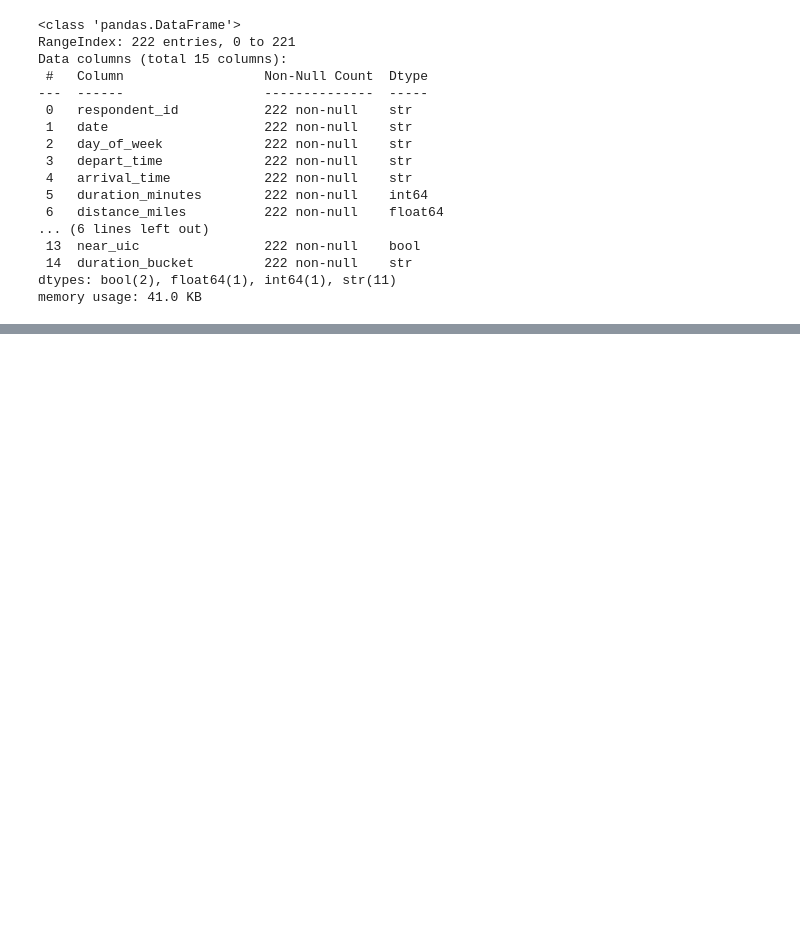
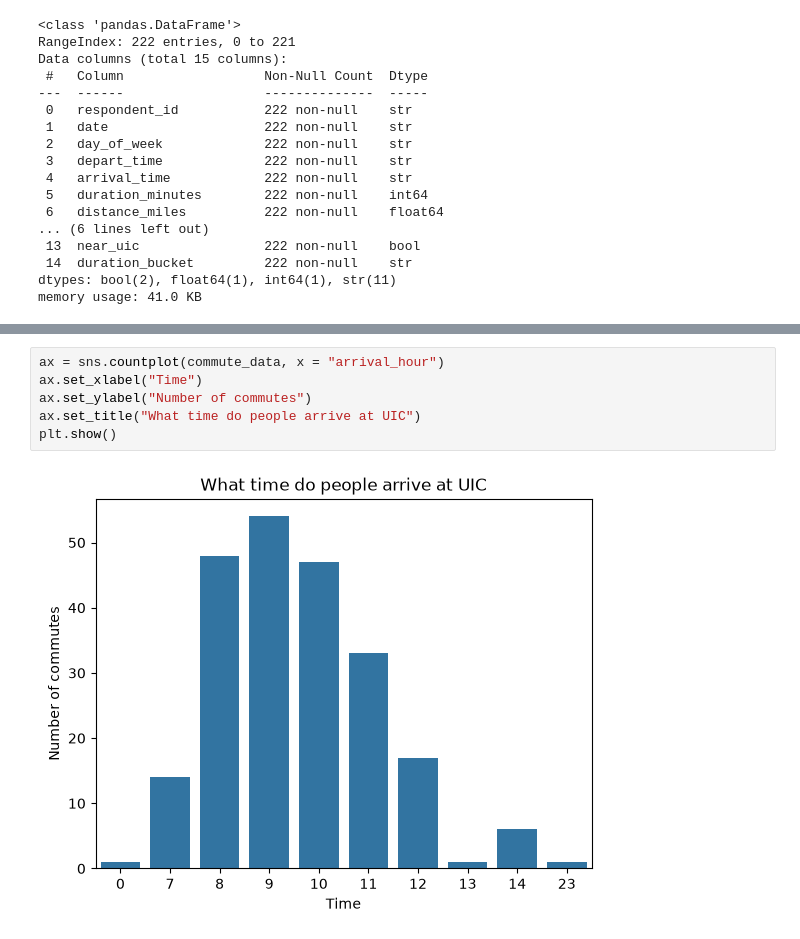
Before and after one commit to syhussein123/CS424-Assignment1, a Jupyter notebook: task3.ipynb, the cells around one changed output, grey strips where cells are left out. Cells and saved outputs as stored; diff of their text form; blank space fills up the shorter version.

```diff
--- a/task3.ipynb
+++ b/task3.ipynb
@@ -126,0 +204,8 @@ memory usage: 41.0 KB
+# %%
+ax = sns.countplot(commute_data, x = "arrival_hour")
+ax.set_xlabel("Time")
+ax.set_ylabel("Number of commutes")
+ax.set_title("What time do people arrive at UIC")
+plt.show()
+# %% [output]
+[figure, added]
```
Also changed, not shown: parts of 8 cells of this notebook.
